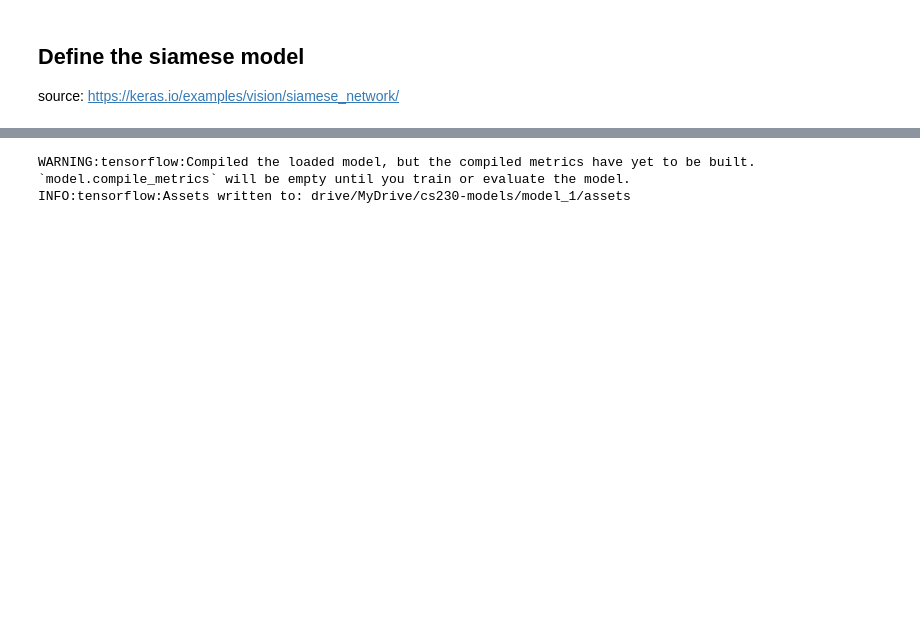
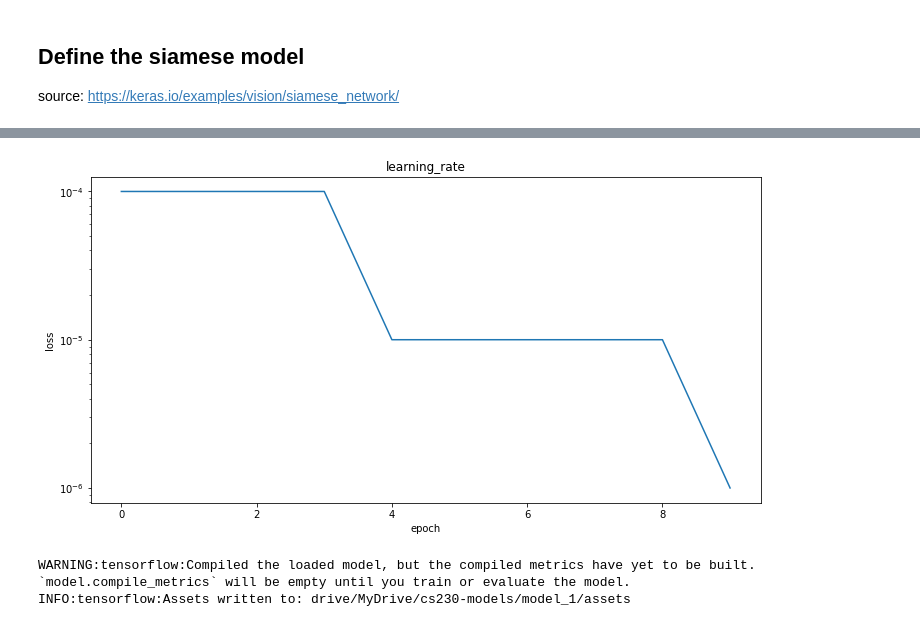
Before and after one commit to ladouceu/cs230-ladouceu, a Jupyter notebook: train_siamese_model.ipynb, the cells around one changed output, grey strips where cells are left out. Cells and saved outputs as stored; diff of their text form; code cells hidden in the pictures; blank space fills up the shorter version.

```diff
--- a/train_siamese_model.ipynb
+++ b/train_siamese_model.ipynb
@@ -454,3 +663,14 @@ print(history.history.keys())
+# %%
+# plot the learning rate
+plt.figure(figsize=(12,6))
+plt.semilogy(history.history['lr'])
+plt.title('learning_rate')
+plt.ylabel('loss')
+plt.xlabel('epoch')
+plt.savefig("drive/MyDrive/cs230-figures/training_lr.png")
+plt.show()
+# %% [output]
+[figure, added]
 # %%
 # the lines to save  siamese network
 # siamese_model.save_embedding("drive/MyDrive/cs230-models/model_1")
```
Also changed, not shown: parts of 17 cells of this notebook, 1 other file.
